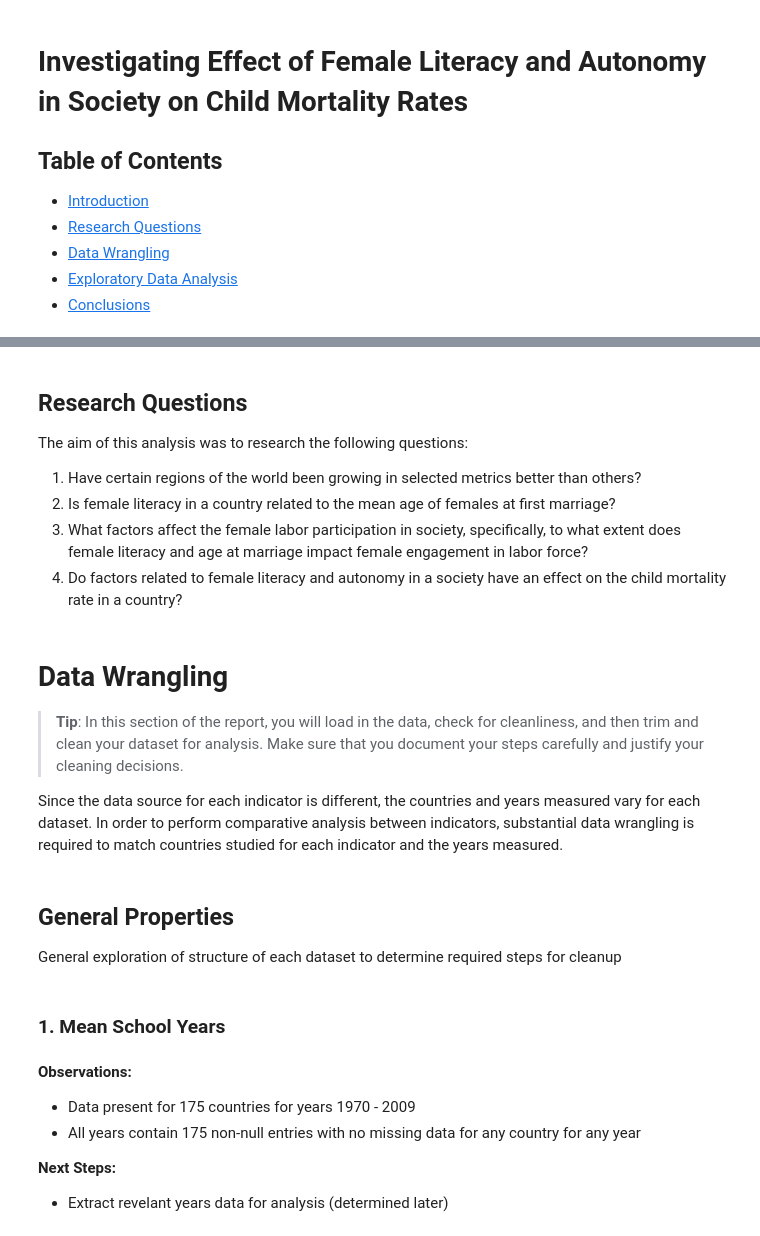
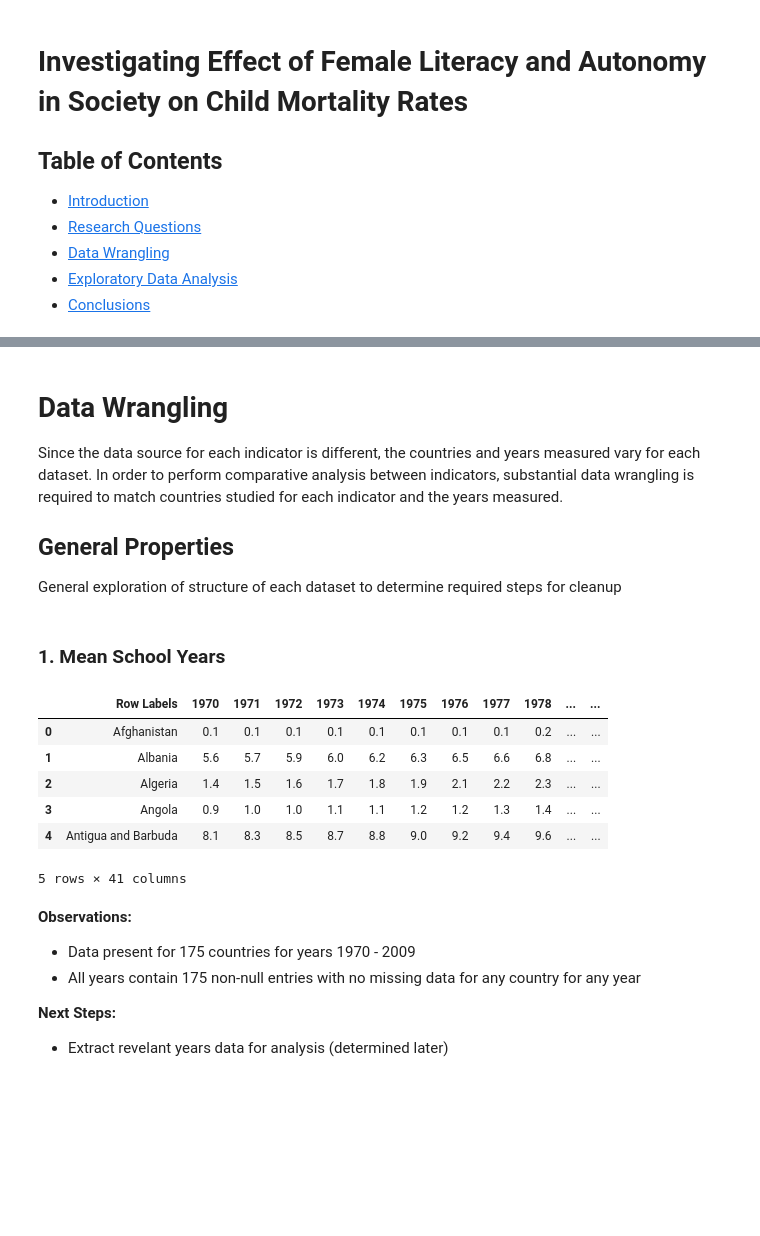
Before and after one commit to devanshmalik/Female_Autonomy_in_Society_Analysis, a Jupyter notebook: effects_of_female_autonomy_around_world.ipynb, the cells around one changed output, grey strips where cells are left out. Drawn from its saved outputs; the diff is of its cells as text; code cells hidden in the pictures; blank space fills up the shorter version.

Commit message:
Reorganize cells and final clean up

```diff
--- a/effects_of_female_autonomy_around_world.ipynb
+++ b/effects_of_female_autonomy_around_world.ipynb
@@ -43,21 +40,9 @@ The final factor explored in Child Mortality Rate and whether women's rights and
-# %% [markdown]
-<a id='questions'></a>
-## Research Questions
-The aim of this analysis was to research the following questions:
-1. Have certain regions of the world been growing in selected metrics better than others?
-2. Is female literacy in a country related to the mean age of females at first marriage?
-3. What factors affect the female labor participation in society, specifically, to what extent does female literacy and age at marriage impact female engagement in labor force?
-4. Do factors related to female literacy and autonomy in a society have an effect on the child mortality rate in a country?
 # %% [markdown]
 <a id='wrangling'></a>
 # Data Wrangling
-
-> **Tip**: In this section of the report, you will load in the data, check for cleanliness, and then trim and clean your dataset for analysis. Make sure that you document your steps carefully and justify your cleaning decisions.
-
 Since the data source for each indicator is different, the countries and years measured vary for each dataset. In order to perform comparative analysis between indicators, substantial data wrangling is required to match countries studied for each indicator and the years measured.
+## General Properties
+General exploration of structure of each dataset to determine required steps for cleanup
-# %% [markdown]
-## General Properties
-General exploration of structure of each dataset to determine required steps for cleanup
 # %%
 import pandas as pd
 import numpy as np
@@ -66,8 +50,18 @@ import numpy as np
 ### 1. Mean School Years
 # %%
 df_school = pd.read_csv('data/mean_years_school_women.csv')
-df_school.info()
+
+# Uncomment to explore data further
+#df_school.info()
 df_school.head()
+# %% [output]
+|  | Row Labels | 1970 | 1971 | 1972 | 1973 | 1974 | 1975 | 1976 | 1977 | 1978 | ... | ... |
+| 0 | Afghanistan | 0.1 | 0.1 | 0.1 | 0.1 | 0.1 | 0.1 | 0.1 | 0.1 | 0.2 | ... | ... |
+| 1 | Albania | 5.6 | 5.7 | 5.9 | 6.0 | 6.2 | 6.3 | 6.5 | 6.6 | 6.8 | ... | ... |
+| 2 | Algeria | 1.4 | 1.5 | 1.6 | 1.7 | 1.8 | 1.9 | 2.1 | 2.2 | 2.3 | ... | ... |
+| 3 | Angola | 0.9 | 1.0 | 1.0 | 1.1 | 1.1 | 1.2 | 1.2 | 1.3 | 1.4 | ... | ... |
+| 4 | Antigua and Barbuda | 8.1 | 8.3 | 8.5 | 8.7 | 8.8 | 9.0 | 9.2 | 9.4 | 9.6 | ... | ... |
+5 rows × 41 columns
 # %% [markdown]
 **Observations:**
 * Data present for 175 countries for years 1970 - 2009
```
Also changed, not shown: parts of 62 cells of this notebook, 1 other file.
